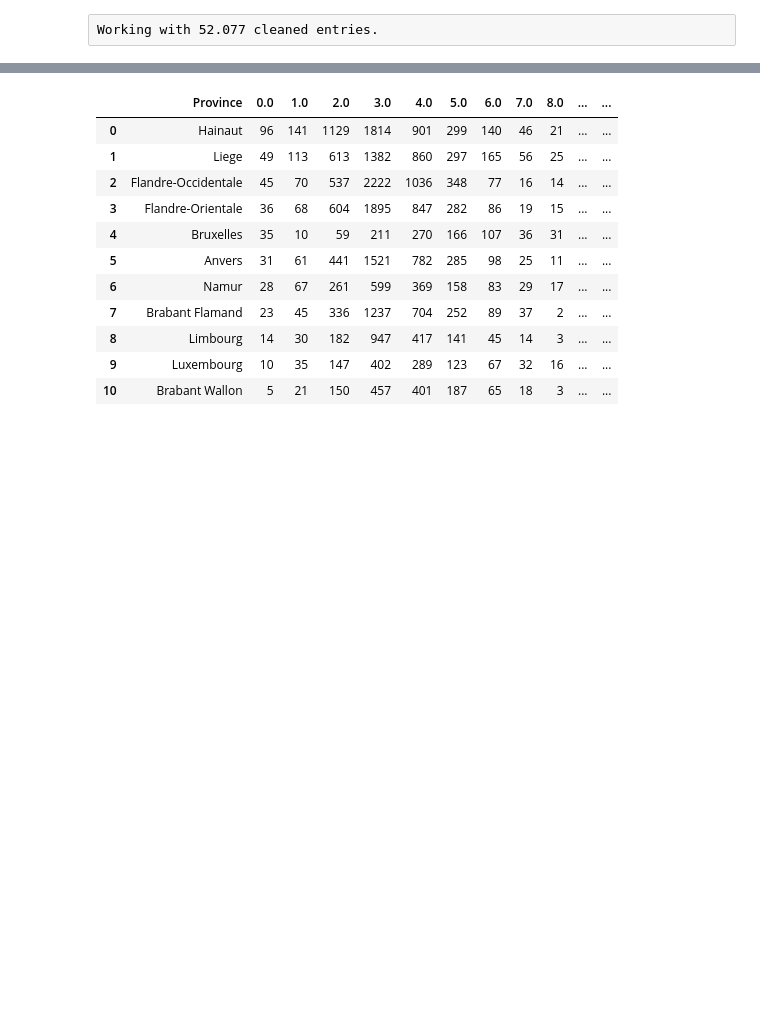
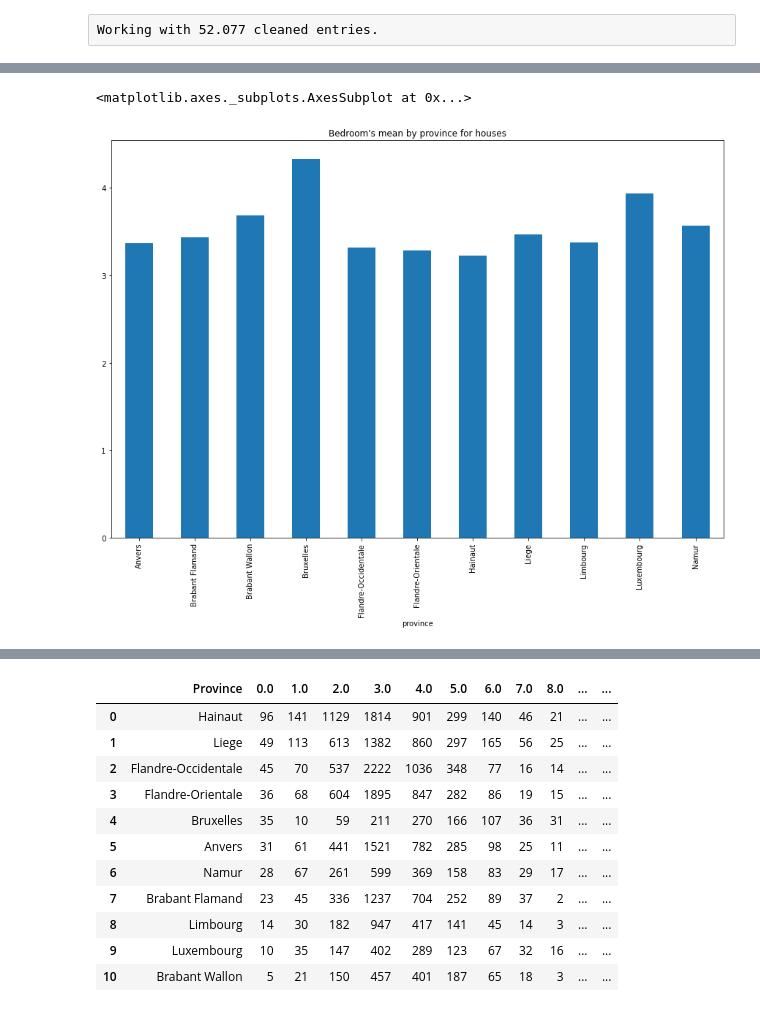
Before and after one commit to Demesmaeker/Immo_data_analysis, a Jupyter notebook: Comparisons between variables (no prices).ipynb, the cells around one changed output, grey strips where cells are left out. Saved outputs shown, nothing was run; the diff lists cells and outputs as text; code cells hidden in the pictures; blank space fills up the shorter version.

Commit message:
province/means bedroom

```diff
--- a/Comparisons between variables (no prices).ipynb
+++ b/Comparisons between variables (no prices).ipynb
@@ -401,3 +401,11 @@ house_bedrooms_province
 | 13 | 24.0 | NaN | NaN | 1.0 | NaN | NaN | ... |
 | 20 | 30.0 | NaN | NaN | NaN | NaN | NaN | ... |
 | 23 | 165.0 | NaN | NaN | NaN | NaN | NaN | ... |
+# %%
+house_loc_bedrooms = locality_bedrooms[locality_bedrooms['type_of_property'] == 'house']
+# %%
+house_loc_bedrooms.groupby('province').number_of_rooms.agg('mean').plot.bar(figsize=(15,10),
+                               title="Bedroom's mean by province for houses")
+# %% [output]
+<matplotlib.axes._subplots.AxesSubplot at 0x...>
+[figure, added]
```
Also changed, not shown: parts of 16 cells of this notebook.
